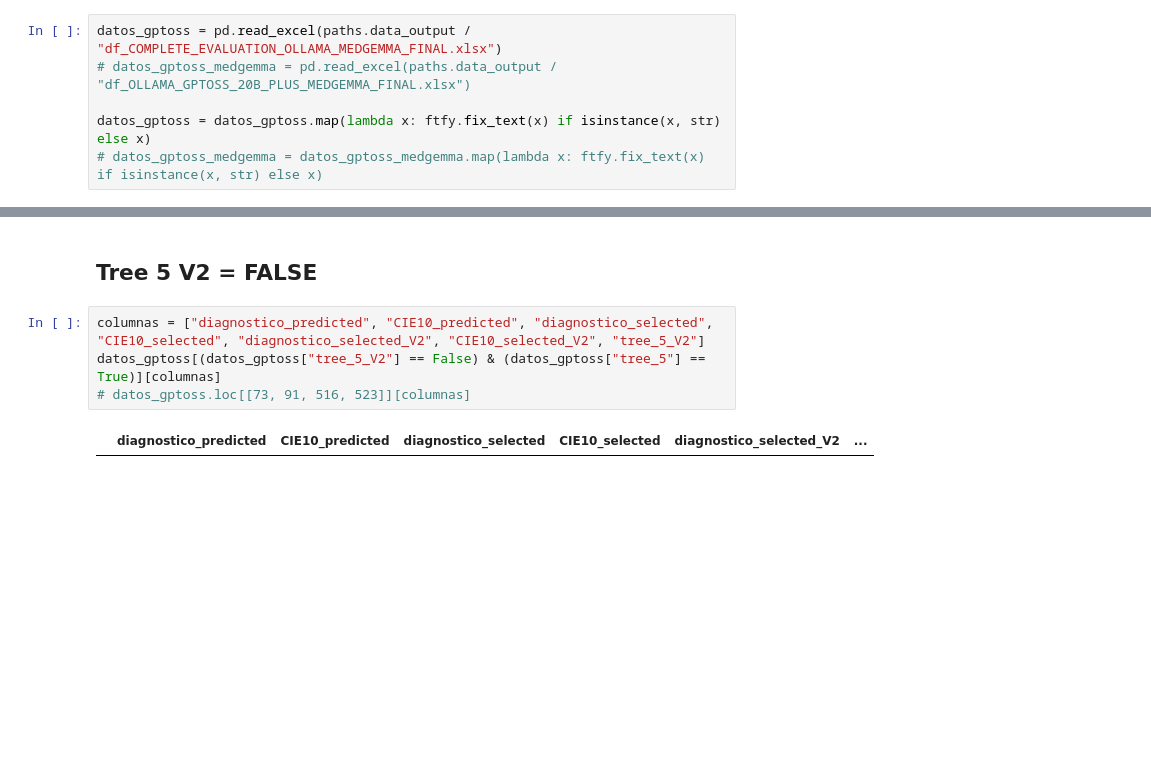
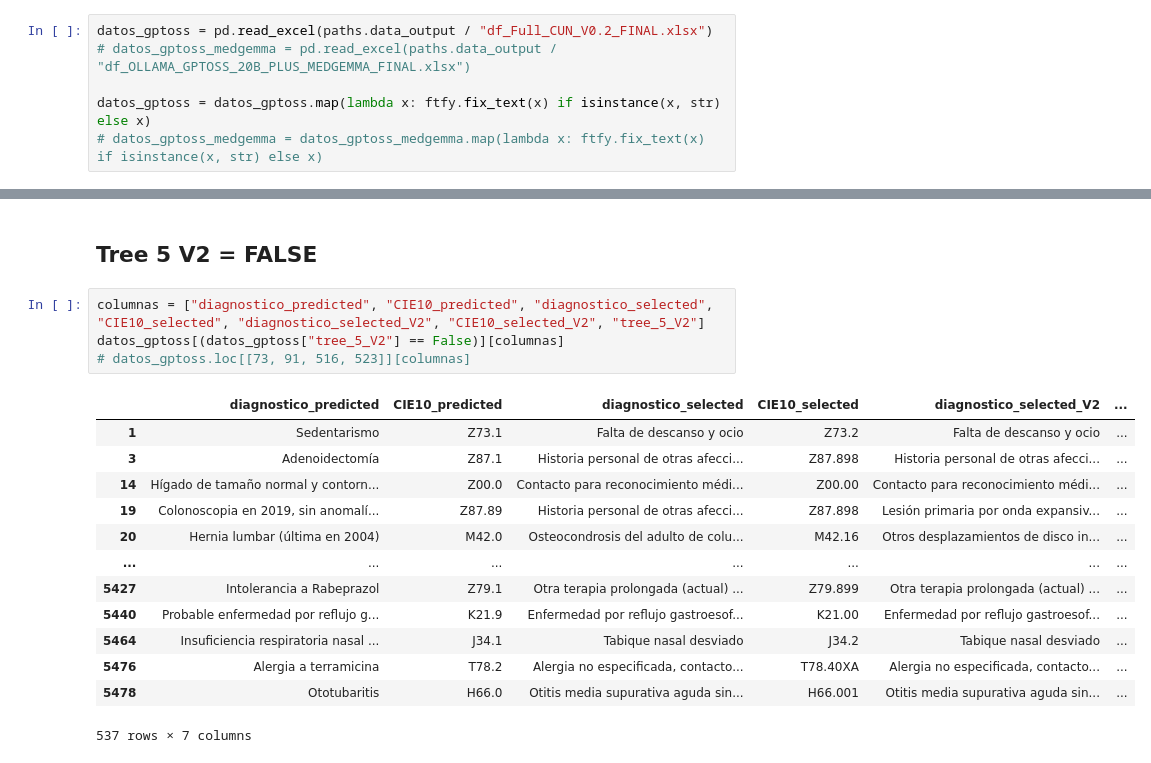
Before and after one commit to digital-medicine-research-group-UNAV/SARVI, a Jupyter notebook: notebooks/tree_analysis.ipynb, the cells around one changed output, grey strips where cells are left out. Saved outputs shown, nothing was run; the diff lists cells and outputs as text; blank space fills up the shorter version.

```diff
--- a/notebooks/tree_analysis.ipynb
+++ b/notebooks/tree_analysis.ipynb
@@ -4,7 +4,7 @@ import pandas as pd
 from MrDoc.services.common import plot_histogram_with_binary_data, plot_true_evolution, show_scrollable
 from MrDoc.config import paths
 # %%
-datos_gptoss = pd.read_excel(paths.data_output / "df_COMPLETE_EVALUATION_OLLAMA_MEDGEMMA_FINAL.xlsx")
+datos_gptoss = pd.read_excel(paths.data_output / "df_Full_CUN_V0.2_FINAL.xlsx")
 # datos_gptoss_medgemma = pd.read_excel(paths.data_output / "df_OLLAMA_GPTOSS_20B_PLUS_MEDGEMMA_FINAL.xlsx")
 
 datos_gptoss = datos_gptoss.map(lambda x: ftfy.fix_text(x) if isinstance(x, str) else x)
@@ -90,7 +90,19 @@ datos_gptoss.loc[[92, 166, 681, 2063]][columnas]
 ## Tree 5 V2 = **FALSE**
 # %%
 columnas = ["diagnostico_predicted", "CIE10_predicted", "diagnostico_selected", "CIE10_selected", "diagnostico_selected_V2", "CIE10_selected_V2", "tree_5_V2"]
-datos_gptoss[(datos_gptoss["tree_5_V2"] == False) & (datos_gptoss["tree_5"] == True)][columnas]
+datos_gptoss[(datos_gptoss["tree_5_V2"] == False)][columnas]
 # datos_gptoss.loc[[73, 91, 516, 523]][columnas]
 # %% [output]
 |  | diagnostico_predicted | CIE10_predicted | diagnostico_selected | CIE10_selected | diagnostico_selected_V2 | ... |
+| 1 | Sedentarismo | Z73.1 | Falta de descanso y ocio | Z73.2 | Falta de descanso y ocio | ... |
+| 3 | Adenoidectomía | Z87.1 | Historia personal de otras afecci... | Z87.898 | Historia personal de otras afecci... | ... |
+| 14 | Hígado de tamaño normal y contorn... | Z00.0 | Contacto para reconocimiento médi... | Z00.00 | Contacto para reconocimiento médi... | ... |
+| 19 | Colonoscopia en 2019, sin anomalí... | Z87.89 | Historia personal de otras afecci... | Z87.898 | Lesión primaria por onda expansiv... | ... |
+| 20 | Hernia lumbar (última en 2004) | M42.0 | Osteocondrosis del adulto de colu... | M42.16 | Otros desplazamientos de disco in... | ... |
+| ... | ... | ... | ... | ... | ... | ... |
+| 5427 | Intolerancia a Rabeprazol | Z79.1 | Otra terapia prolongada (actual) ... | Z79.899 | Otra terapia prolongada (actual) ... | ... |
+| 5440 | Probable enfermedad por reflujo g... | K21.9 | Enfermedad por reflujo gastroesof... | K21.00 | Enfermedad por reflujo gastroesof... | ... |
+| 5464 | Insuficiencia respiratoria nasal ... | J34.1 | Tabique nasal desviado | J34.2 | Tabique nasal desviado | ... |
+| 5476 | Alergia a terramicina | T78.2 | Alergia no especificada, contacto... | T78.40XA | Alergia no especificada, contacto... | ... |
+| 5478 | Ototubaritis | H66.0 | Otitis media supurativa aguda sin... | H66.001 | Otitis media supurativa aguda sin... | ... |
+537 rows × 7 columns
```
Also changed, not shown: parts of 1 cell of this notebook.
